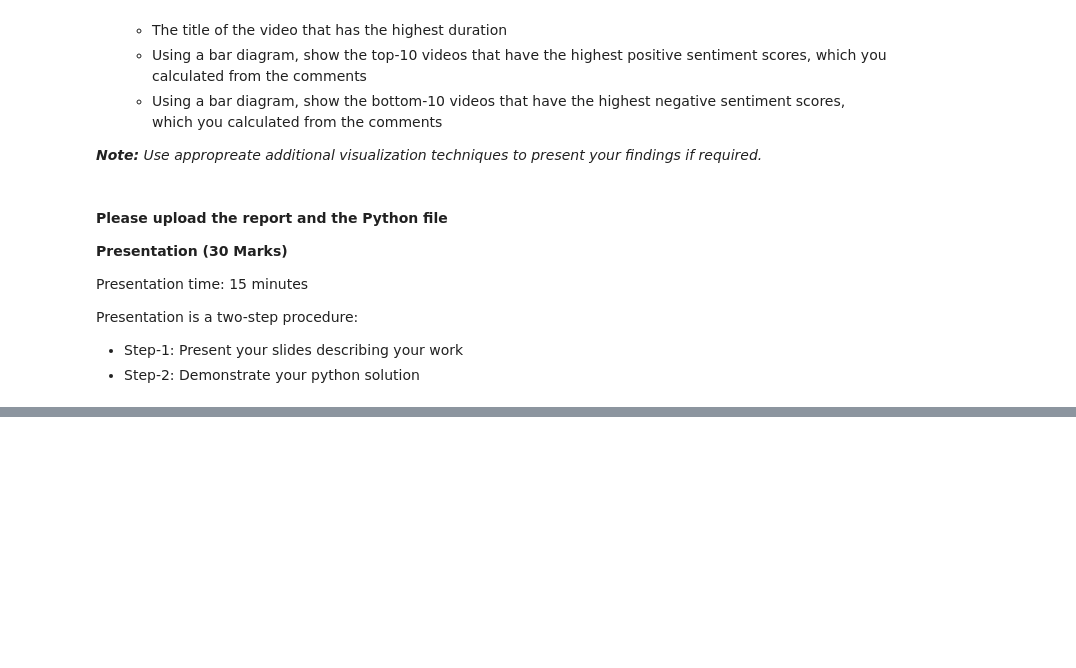
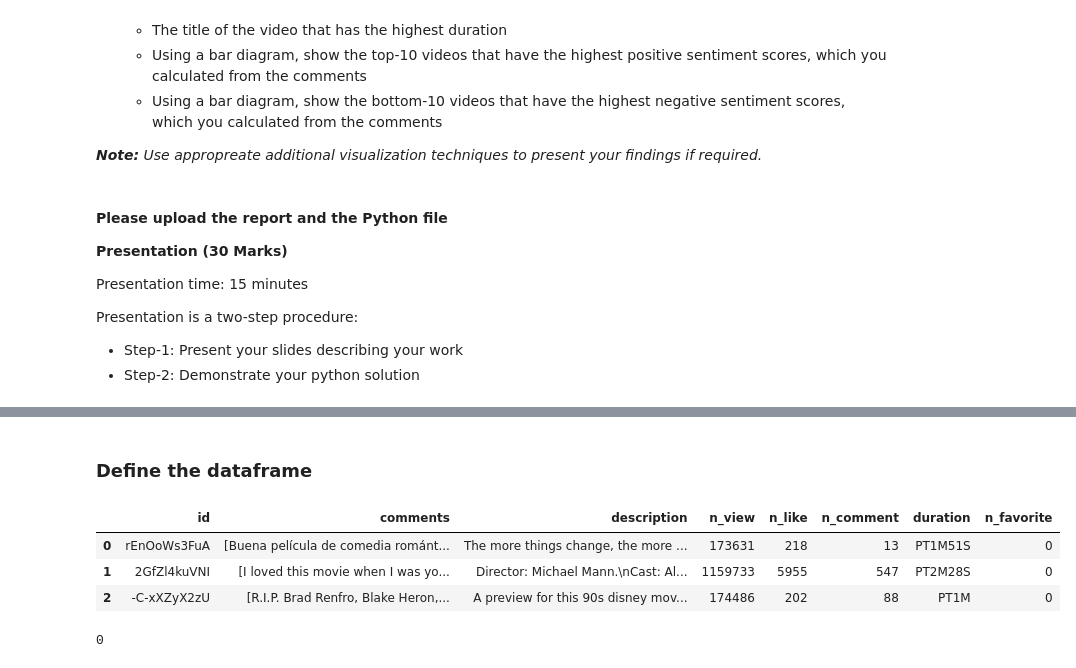
Before and after one commit to danielsqc/Analyzing_YouTube_Data, a Jupyter notebook: Assignment.ipynb, the cells around one changed output, grey strips where cells are left out. Saved outputs shown, nothing was run; the diff lists cells and outputs as text; code cells hidden in the pictures; blank space fills up the shorter version.

Commit message:
Data acquisition

```diff
--- a/Assignment.ipynb
+++ b/Assignment.ipynb
@@ -57,0 +182,6 @@ Presentation is a two-step procedure:
+# %%
+cnt = 0
+for dt in data:
+    if dt is None:
+        cnt += 1
+print(f'Number of "None" values: {cnt}')
@@ -57,0 +200,3 @@ Presentation is a two-step procedure:
+# %%
+datasets = [f'data_{i}.pkl' for i in range(1, 27)]
+datasets[22:]
@@ -57,0 +205,11 @@ Presentation is a two-step procedure:
+# %%
+import pickle
+
+data = []
+for dataset in datasets:
+    with open(f'./raw_data/{dataset}', 'rb') as f:
+        dt = pickle.load(f)
+    for d in dt:
+        data.append(d)
+
+print(f'len(data): {len(data)}')
@@ -57,0 +240,3 @@ Presentation is a two-step procedure:
+# %%
+data_without_none = [dt for dt in data if dt]
+print(f'len(data_without_none): {len(data_without_none)}')
@@ -57,0 +263,14 @@ Presentation is a two-step procedure:
+# %% [markdown]
+### Define the dataframe
+# %%
+df_data_without_none = pd.DataFrame(data_without_none)
+df_data_without_none.head(3)
+# %% [output]
+|  | id | comments | description | n_view | n_like | n_comment | duration | n_favorite |
+| 0 | rEnOoWs3FuA | [Buena película de comedia románt... | The more things change, the more ... | 173631 | 218 | 13 | PT1M51S | 0 |
+| 1 | 2GfZl4kuVNI | [I loved this movie when I was yo... | Director: Michael Mann.\nCast: Al... | 1159733 | 5955 | 547 | PT2M28S | 0 |
+| 2 | -C-xXZyX2zU | [R.I.P. Brad Renfro, Blake Heron,... | A preview for this 90s disney mov... | 174486 | 202 | 88 | PT1M | 0 |
+# %%
+df_data_without_none.isna().sum().sum()
+# %% [output]
+0
```
Also changed, not shown: parts of 36 cells of this notebook, 28 other files.
